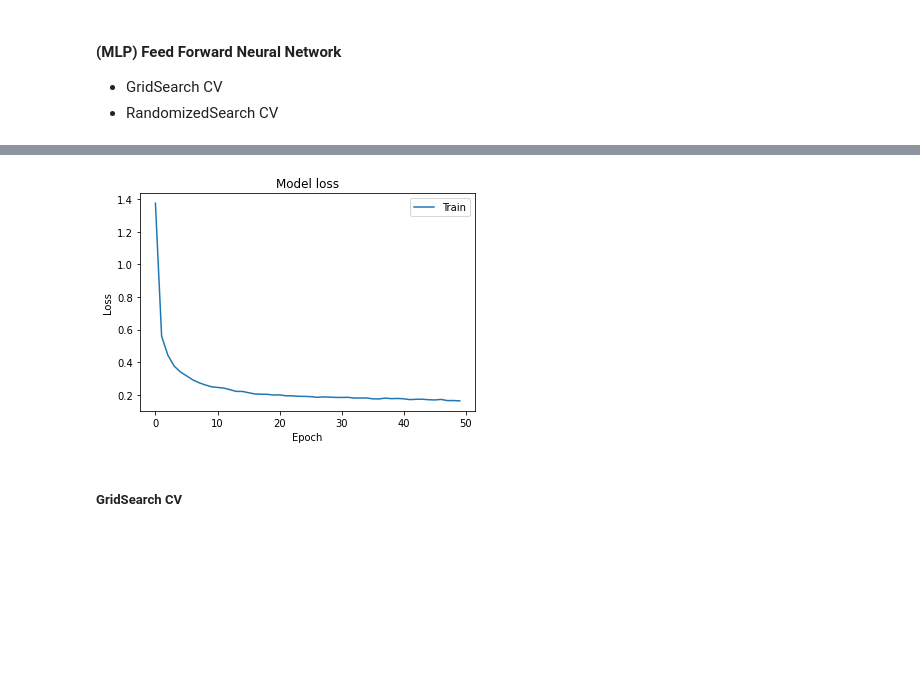
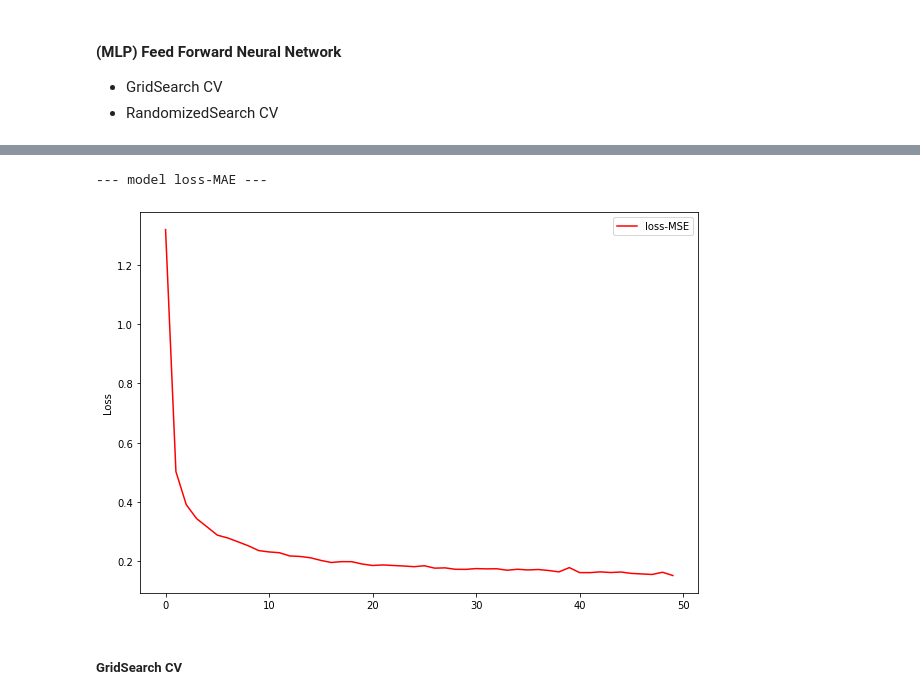
Before and after one commit to CVanchieri/CS_Notes, a Jupyter notebook: NeuralNetwork_Notes/Keras_FeedForward(MLP)_NeuralNetwork.ipynb, the cells around one changed output, grey strips where cells are left out. Saved outputs shown, nothing was run; the diff lists cells and outputs as text; code cells hidden in the pictures; blank space fills up the shorter version.

```diff
--- a/NeuralNetwork_Notes/Keras_FeedForward(MLP)_NeuralNetwork.ipynb
+++ b/NeuralNetwork_Notes/Keras_FeedForward(MLP)_NeuralNetwork.ipynb
@@ -157,14 +166,16 @@ model accuracy = 95.77000141143799
 # %%
 import matplotlib.pyplot as plt
-### plot the loss-MSE value ###
-plt.plot(history.history['loss'])
-plt.title('Model loss')
+### plot the model loss ###
+### configure the plot ###
+print('--- model loss-MAE --- ')
+f, ax = plt.subplots(1, 1, figsize = (10, 7))
+ax1 = plt.plot(history.history['loss'], color="r", label="loss-MSE")
 plt.ylabel('Loss')
-plt.xlabel('Epoch')
-plt.legend(['Train'], loc='upper right')
+plt.legend()
 plt.show()
 # %% [output]
+--- model loss-MAE ---
-[figure, old version]
+[figure, new version]
 # %% [markdown]
 ##### GridSearch CV
 # %%
```
Also changed, not shown: parts of 6 cells of this notebook, 7 other files.
